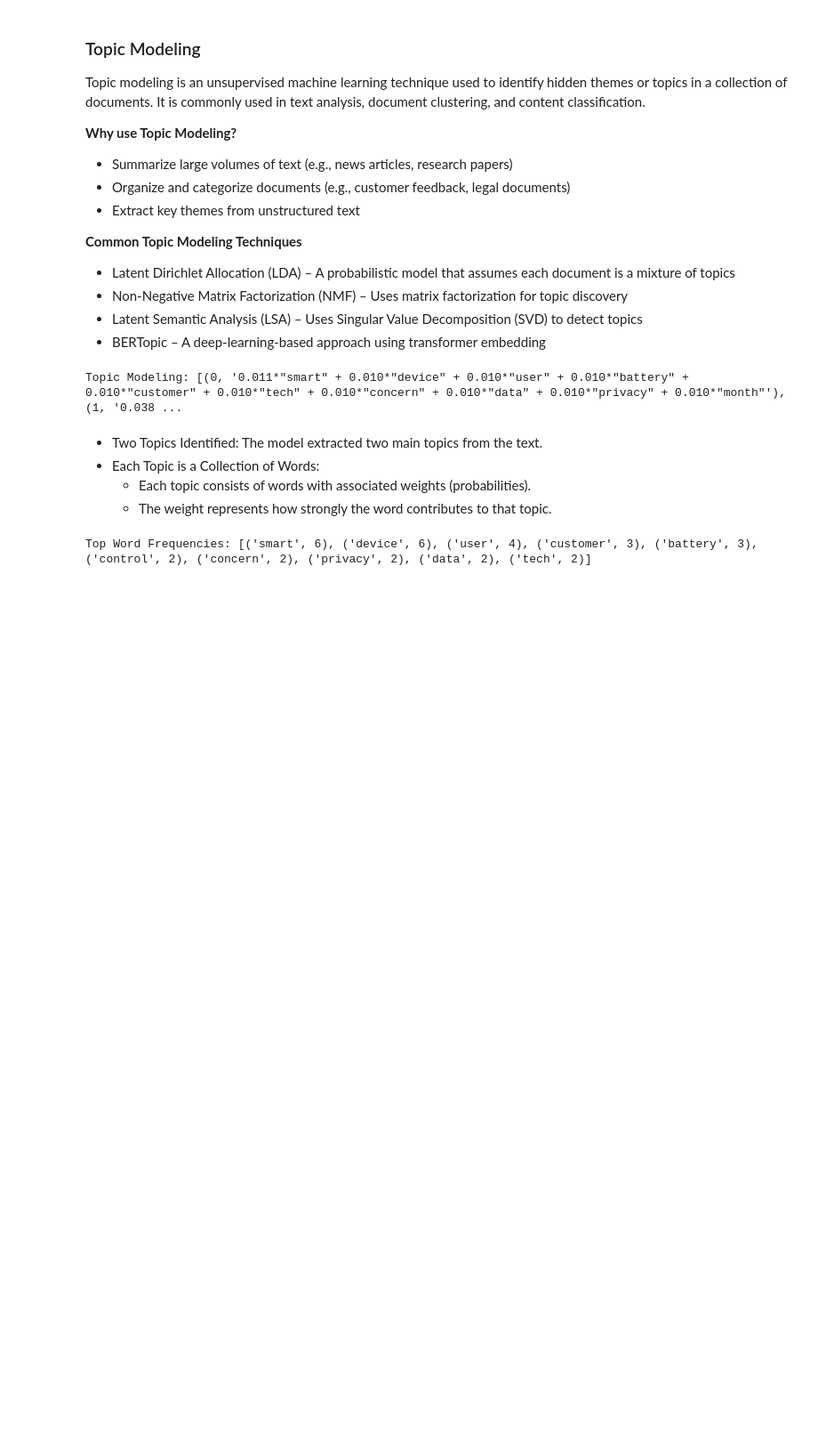
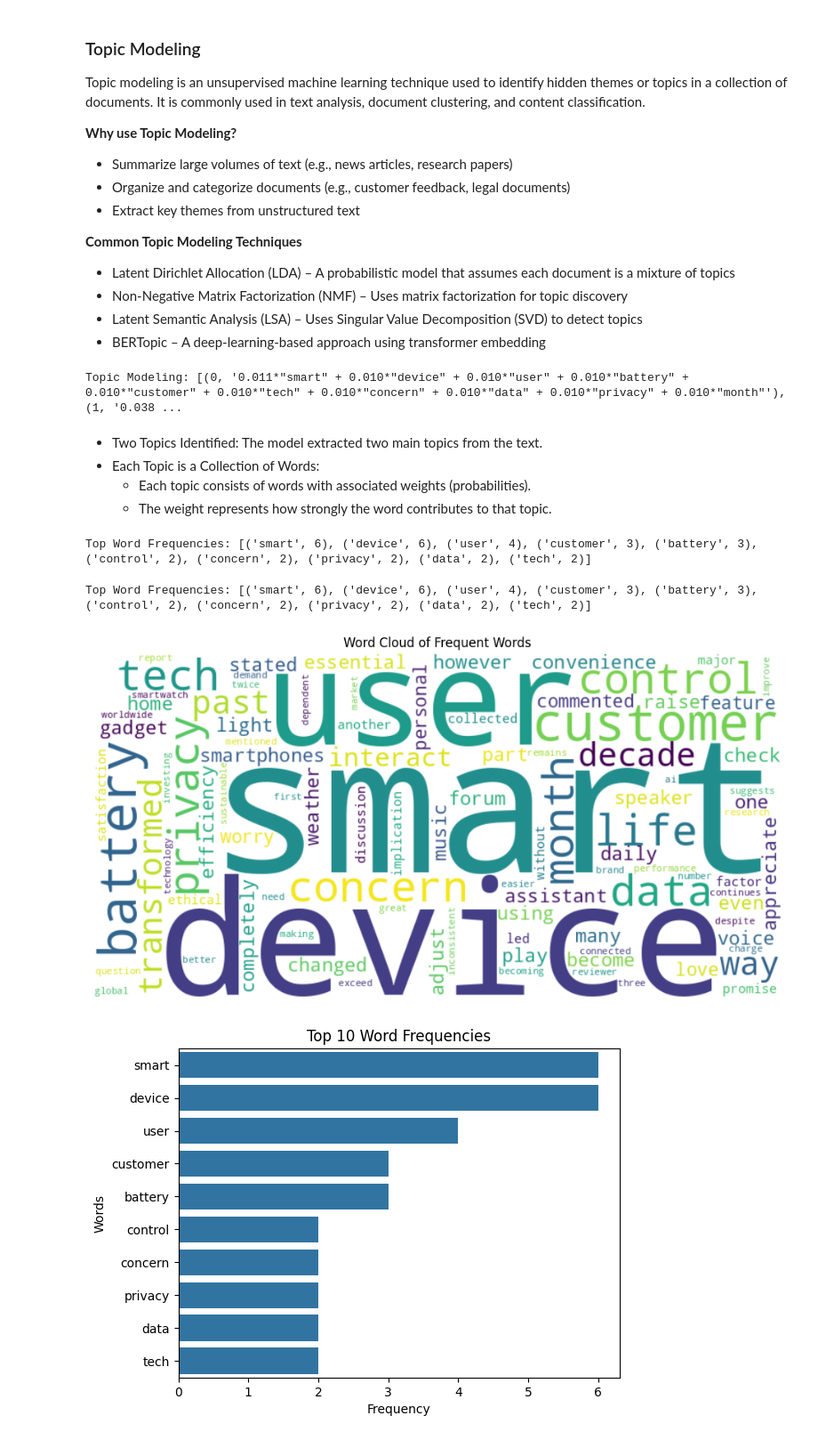
Before and after one commit to samwanyua/NLP-in-Python, a Jupyter notebook: analyzing_word_frequencies_in_text.ipynb, the cells around one changed output. Shown: that part at 89% size. Cells and saved outputs as stored; diff of their text form; code cells hidden in the pictures; blank space fills up the shorter version.

Commit message:
Visualization - word cloud and frequency distribution

```diff
--- a/analyzing_word_frequencies_in_text.ipynb
+++ b/analyzing_word_frequencies_in_text.ipynb
@@ -171,3 +171,32 @@ def word_frequencies(text):
 print("\nTop Word Frequencies:", word_frequencies(text))
 # %% [output]
 Top Word Frequencies: [('smart', 6), ('device', 6), ('user', 4), ('customer', 3), ('battery', 3), ('control', 2), ('concern', 2), ('privacy', 2), ('data', 2), ('tech', 2)]
+# %%
+# Visualization - word cloud and frequency distribution
+def visualize_word_frequencies(text):
+    tokens = preprocess_text(text)
+    word_counts = Counter(tokens)
+
+    # Word Cloud
+    wordcloud = WordCloud(width=800, height=400, background_color='white').generate_from_frequencies(word_counts)
+    plt.figure(figsize=(12,6))
+    plt.imshow(wordcloud, interpolation='bilinear')
+    plt.axis("Off")
+    plt.title("Word Cloud of Frequent Words")
+    plt.show()
+
+    # Bar Plot of Top Words
+    common_words = word_counts.most_common(10)
+    words, counts = zip(*common_words)
+    sns.barplot(x=list(counts), y=list(words))
+    plt.xlabel("Frequency")
+    plt.ylabel("Words")
+    plt.title("Top 10 Word Frequencies")
+    plt.show()
+
+print("\nTop Word Frequencies:", word_frequencies(text))
+visualize_word_frequencies(text)
+# %% [output]
+Top Word Frequencies: [('smart', 6), ('device', 6), ('user', 4), ('customer', 3), ('battery', 3), ('control', 2), ('concern', 2), ('privacy', 2), ('data', 2), ('tech', 2)]
+[figure, added]
+[figure, added]
```
